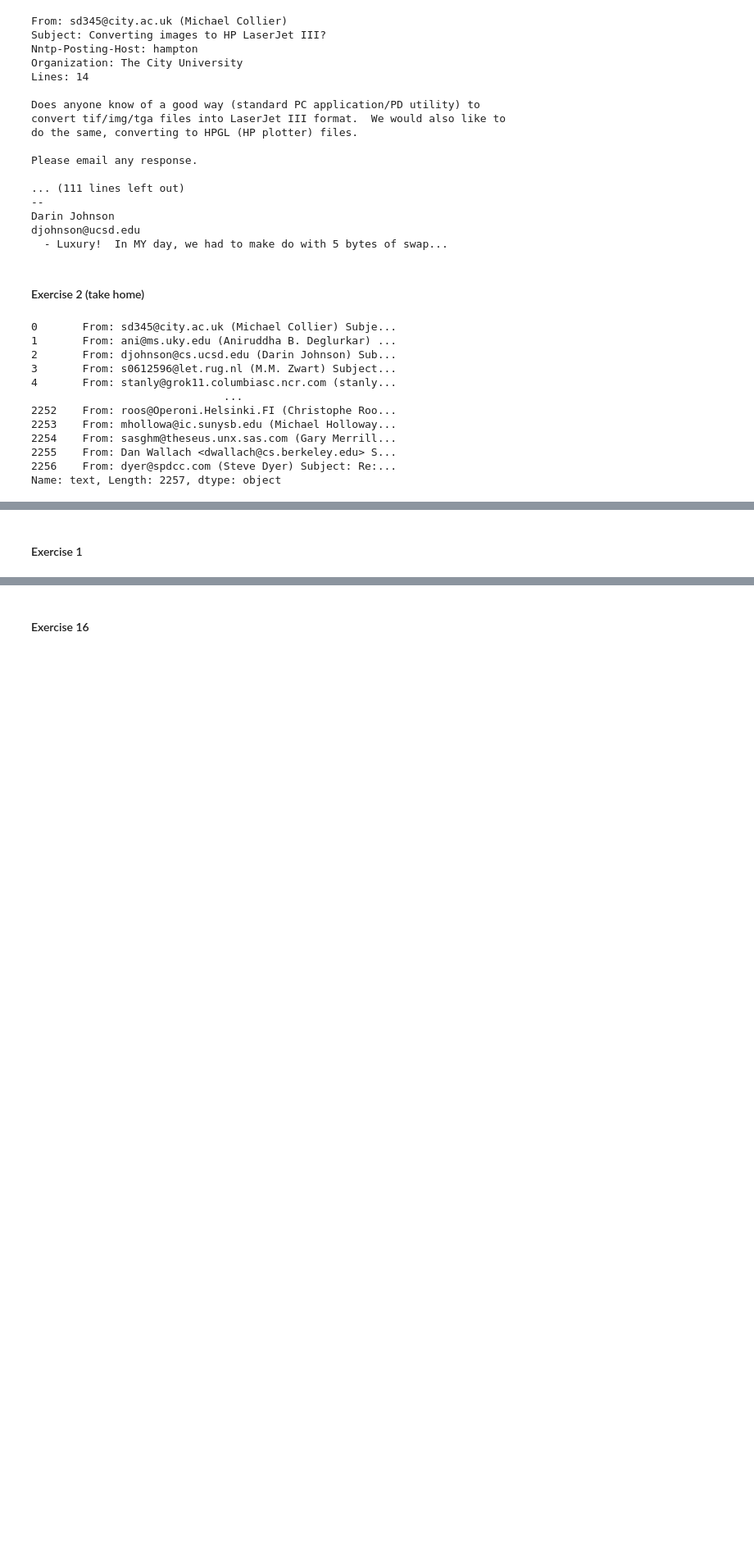
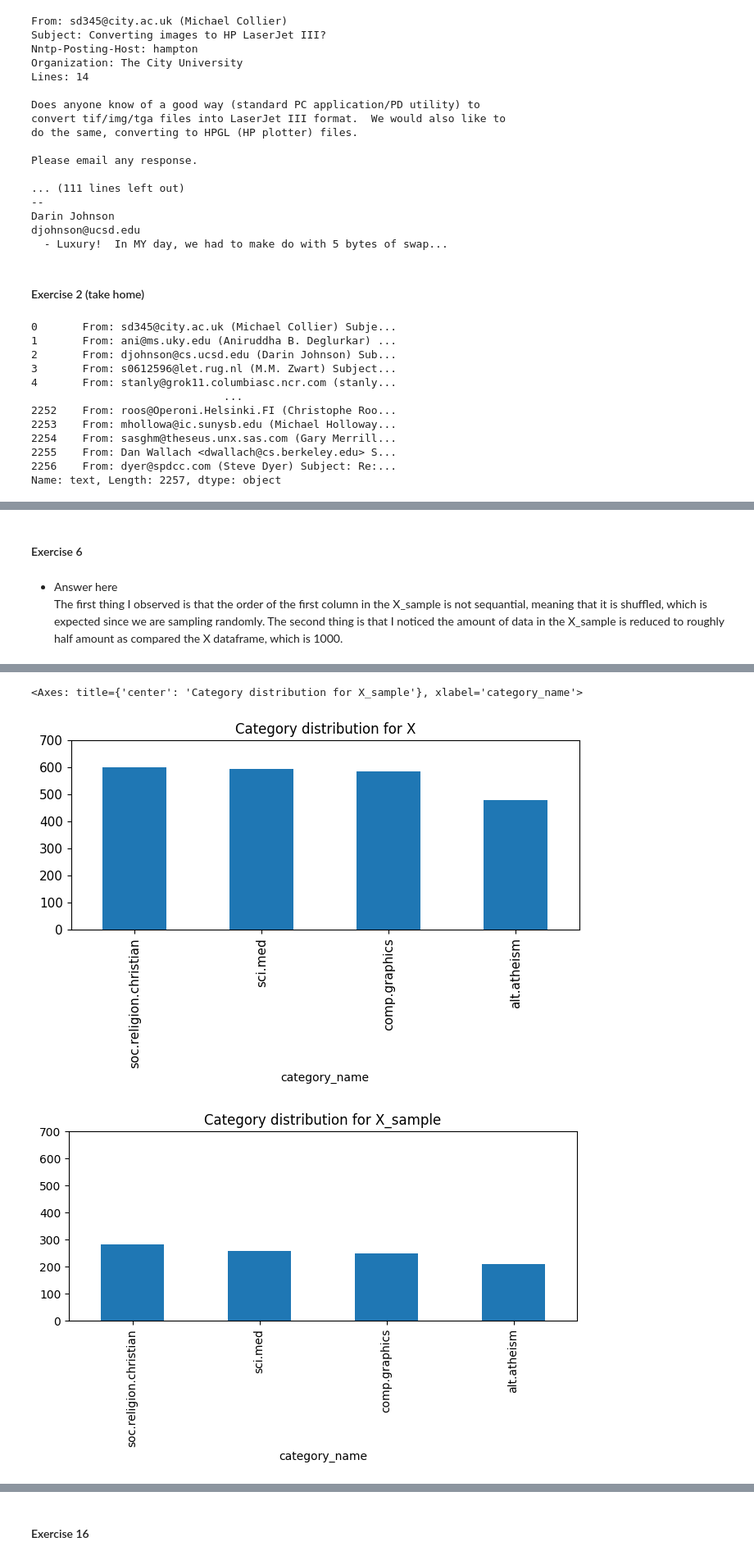
Before and after one commit to Eric0801/DM2024-Lab1-Homework, a Jupyter notebook: DM2024-Lab1-Homework.ipynb, the cells around one changed output, grey strips where cells are left out. Shown at 82% size. Cells and saved outputs as stored; diff of their text form; code cells hidden in the pictures; blank space fills up the shorter version.

Commit message:
1026 commit
Take home exercises still need to pasted from the master file

```diff
--- a/DM2024-Lab1-Homework.ipynb
+++ b/DM2024-Lab1-Homework.ipynb
@@ -106,2 +109,29 @@ Name: text, Length: 2257, dtype: object
 # %% [markdown]
-#### Exercise 1
+#### Exercise 6
+# %%
+X_sample = X.sample(n=1000) #random state
+# %% [markdown]
+- Answer here <br>
+The first thing I observed is that the order of the first column in the X_sample is not sequantial, meaning that it is shuffled, which is expected since we are sampling randomly. The second thing is that I noticed the amount of data in the X_sample is reduced to roughly half amount as compared the X dataframe, which is 1000.
+# %%
+import matplotlib.pyplot as plt
+%matplotlib inline
+
+print(X.category_name.value_counts)
+print(X_sample.category_name.value_counts)
+#The length of the original dataset `X` is 2000, and after sampling 1000 records, the length of the new dataset `X_sample` is 1000. The `equals()` function returns `True` because the two dataframes `X` and `X_sample` have the same data. The first four records from both the original and the sampled dataset are printed below.
+plt.figure(1)
+X.category_name.value_counts().plot(kind='bar',
+                                    title= 'Category distribution for X',
+                                    ylim= [0,700],
+                                    figsize=(8,3),
+                                    fontsize= 11
+                                    )
+plt.figure(2)
+
+X_sample.category_name.value_counts().plot(kind='bar',
+                                           title= 'Category distribution for X_sample',
+                                           figsize= (8,3),
+                                           ylim= [0,700],
+                                           )
+# %% [output]
@@ -108 +155,4 @@ Name: text, Length: 2257, dtype: object
+<Axes: title={'center': 'Category distribution for X_sample'}, xlabel='category_name'>
+[figure, added]
+[figure, added]
 # %% [markdown]
```
Also changed, not shown: parts of 38 cells of this notebook.
